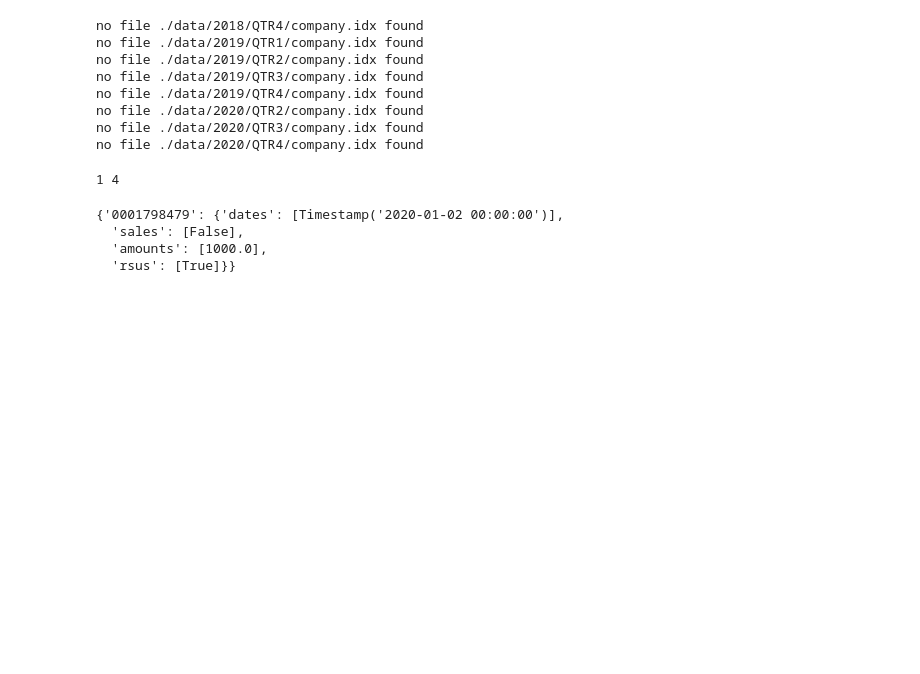
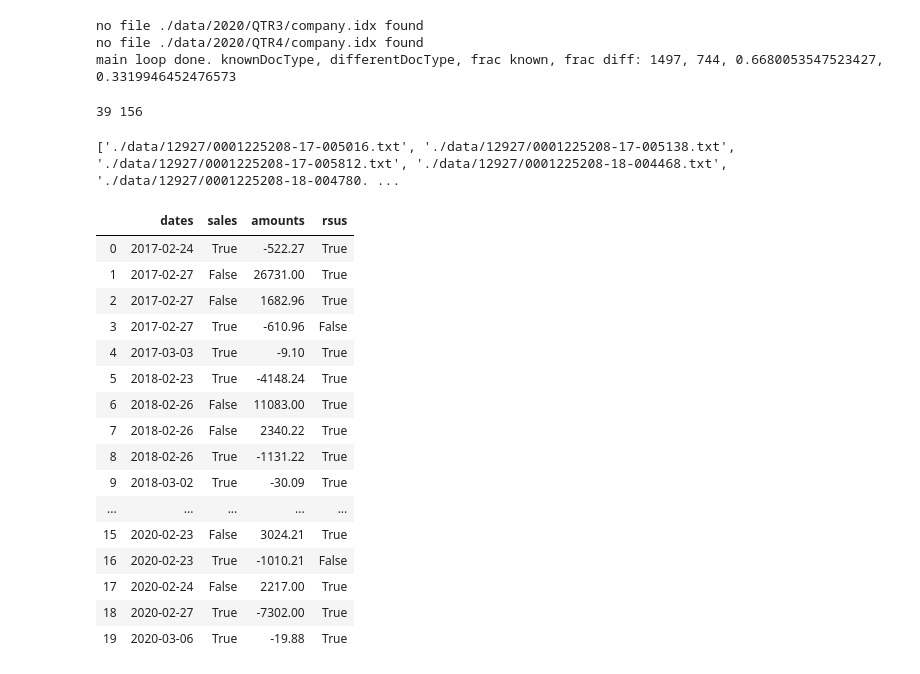
Before and after one commit to nludwig/stockPicker, a Jupyter notebook: 200401-loadDataFromLocalFiles.ipynb, the cells around one changed output. Cells and saved outputs as stored; diff of their text form; code cells hidden in the pictures; blank space fills up the shorter version.

```diff
--- a/200401-loadDataFromLocalFiles.ipynb
+++ b/200401-loadDataFromLocalFiles.ipynb
@@ -57,6 +61,7 @@ quarters = ['QTR{}'.format(i+1) for i in range(4)]
 transactions = dict()
 cikToName = dict()
 cikToPaths = dict()
+knownDocType, differentDocType = 0, 0
 for year in years:
     for quarter in quarters:
         path = '/'.join(('./data', str(year), quarter, ''))
@@ -73,40 +78,38 @@ for year in years:
                 with open(path, 'r') as f:
                     fileText = ''.join(line for line in f)
                 html = BeautifulSoup(fileText, 'html.parser')
-                #print(html)
-                cik, name, dates, sales, amounts, rsus = getTradeInfo(html)
-                if len(dates) > 0:
-                    if cik not in transactions:
-                        cikToName[cik] = name
-                        cikToPaths[cik] = []
-                        transactions[cik] = {'dates': [],
-                                             'sales': [],
-                                             'amounts': [],
-                                             'rsus': []}
-                    cikToPaths[cik].append(path)
-                    transactions[cik]['dates'] += dates
-                    transactions[cik]['sales'] += sales
-                    transactions[cik]['amounts'] += amounts
-                    transactions[cik]['rsus'] += rsus
+                try:
+                    cik, name, dates, sales, amounts, rsus = getTradeInfo(html)
+                except AttributeError:
+                    differentDocType += 1
+                else:
+                    knownDocType += 1
+                    if len(dates) > 0:
+                        if cik not in transactions:
+                            cikToName[cik] = name
+                            cikToPaths[cik] = []
+                            transactions[cik] = {'dates': [],
+                                                 'sales': [],
+                                                 'amounts': [],
+                                                 'rsus': []}
+                        cikToPaths[cik].append(path)
+                        transactions[cik]['dates'] += dates
+                        transactions[cik]['sales'] += sales
+                        transactions[cik]['amounts'] += amounts
+                        transactions[cik]['rsus'] += rsus
+totalDocs = knownDocType + differentDocType
+print('main loop done. knownDocType, differentDocType, frac known, frac diff: '
+      f'{knownDocType}, {differentDocType}, {knownDocType/totalDocs}, {differentDocType/totalDocs}')
 # %% [output]
-no file ./data/2018/QTR4/company.idx found
-no file ./data/2019/QTR1/company.idx found
-no file ./data/2019/QTR2/company.idx found
-no file ./data/2019/QTR3/company.idx found
-no file ./data/2019/QTR4/company.idx found
-no file ./data/2020/QTR2/company.idx found
 no file ./data/2020/QTR3/company.idx found
 no file ./data/2020/QTR4/company.idx found
+main loop done. knownDocType, differentDocType, frac known, frac diff: 1497, 744, 0.6680053547523427, 0.3319946452476573
 # %%
 print(len(transactions),
     sum(len(transactions[key]) for key in transactions))
-transactions
+#transactions
 # %% [output]
-1 4
+39 156
-{'0001798479': {'dates': [Timestamp('2020-01-02 00:00:00')],
-  'sales': [False],
-  'amounts': [1000.0],
-  'rsus': [True]}}
 # %%
 #convert to dataframes & change amounts to account for transaction direction
 for cik in transactions:
@@ -131,0 +118,23 @@ transactions['0001671300']
+# %%
+someCik = '0001671300'
+print(cikToPaths[someCik])
+transactions[someCik]
+# %% [output]
+['./data/12927/0001225208-17-005016.txt', './data/12927/0001225208-17-005138.txt', './data/12927/0001225208-17-005812.txt', './data/12927/0001225208-18-004468.txt', './data/12927/0001225208-18-004780. ...
+|  | dates | sales | amounts | rsus |
+| 0 | 2017-02-24 | True | -522.27 | True |
+| 1 | 2017-02-27 | False | 26731.00 | True |
+| 2 | 2017-02-27 | False | 1682.96 | True |
+| 3 | 2017-02-27 | True | -610.96 | False |
+| 4 | 2017-03-03 | True | -9.10 | True |
+| 5 | 2018-02-23 | True | -4148.24 | True |
+| 6 | 2018-02-26 | False | 11083.00 | True |
+| 7 | 2018-02-26 | False | 2340.22 | True |
+| 8 | 2018-02-26 | True | -1131.22 | True |
+| 9 | 2018-03-02 | True | -30.09 | True |
+| ... | ... | ... | ... | ... |
+| 15 | 2020-02-23 | False | 3024.21 | True |
+| 16 | 2020-02-23 | True | -1010.21 | False |
+| 17 | 2020-02-24 | False | 2217.00 | True |
+| 18 | 2020-02-27 | True | -7302.00 | True |
+| 19 | 2020-03-06 | True | -19.88 | True |
```
Also changed, not shown: parts of 5 cells of this notebook, 1 other file.
